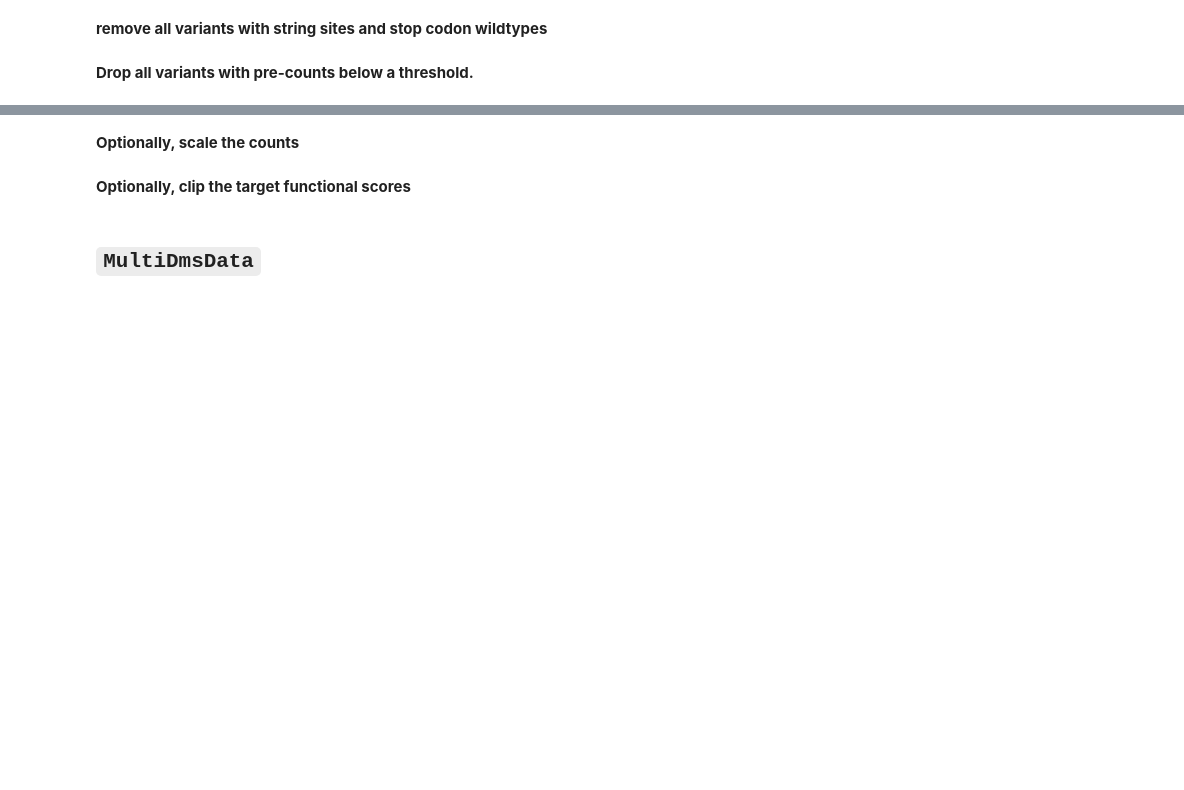
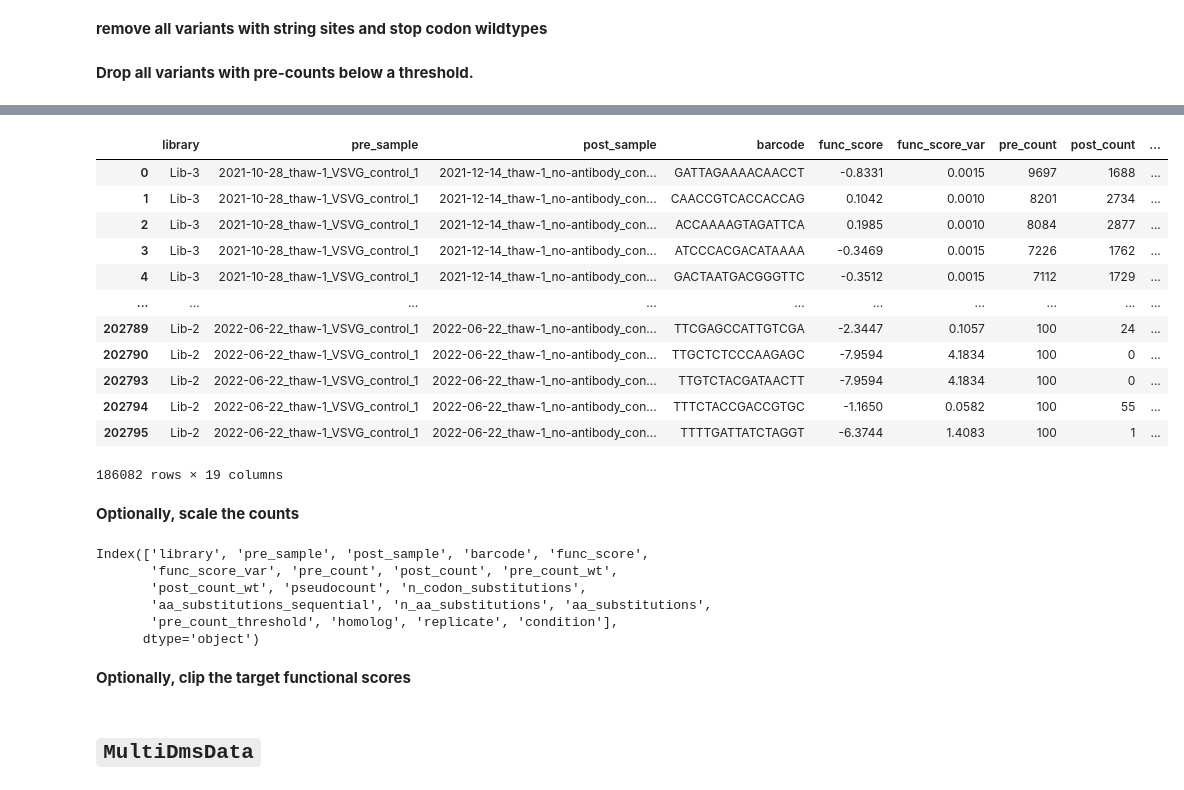
Before and after one commit to matsengrp/multidms, a Jupyter notebook: notebooks/11-08-2022-Delta-BA1-BA2-analysis.ipynb, the cells around one changed output, grey strips where cells are left out. Saved outputs shown, nothing was run; the diff lists cells and outputs as text; code cells hidden in the pictures; blank space fills up the shorter version.

```diff
--- a/notebooks/11-08-2022-Delta-BA1-BA2-analysis.ipynb
+++ b/notebooks/11-08-2022-Delta-BA1-BA2-analysis.ipynb
@@ -167,5 +163,30 @@ Of 701777 variants, 90677 had fewer than 100 counts before selection, and were f
+# %%
+func_score_df
+# %% [output]
+|  | library | pre_sample | post_sample | barcode | func_score | func_score_var | pre_count | post_count | ... |
+| 0 | Lib-3 | 2021-10-28_thaw-1_VSVG_control_1 | 2021-12-14_thaw-1_no-antibody_con... | GATTAGAAAACAACCT | -0.8331 | 0.0015 | 9697 | 1688 | ... |
+| 1 | Lib-3 | 2021-10-28_thaw-1_VSVG_control_1 | 2021-12-14_thaw-1_no-antibody_con... | CAACCGTCACCACCAG | 0.1042 | 0.0010 | 8201 | 2734 | ... |
+| 2 | Lib-3 | 2021-10-28_thaw-1_VSVG_control_1 | 2021-12-14_thaw-1_no-antibody_con... | ACCAAAAGTAGATTCA | 0.1985 | 0.0010 | 8084 | 2877 | ... |
+| 3 | Lib-3 | 2021-10-28_thaw-1_VSVG_control_1 | 2021-12-14_thaw-1_no-antibody_con... | ATCCCACGACATAAAA | -0.3469 | 0.0015 | 7226 | 1762 | ... |
+| 4 | Lib-3 | 2021-10-28_thaw-1_VSVG_control_1 | 2021-12-14_thaw-1_no-antibody_con... | GACTAATGACGGGTTC | -0.3512 | 0.0015 | 7112 | 1729 | ... |
+| ... | ... | ... | ... | ... | ... | ... | ... | ... | ... |
+| 202789 | Lib-2 | 2022-06-22_thaw-1_VSVG_control_1 | 2022-06-22_thaw-1_no-antibody_con... | TTCGAGCCATTGTCGA | -2.3447 | 0.1057 | 100 | 24 | ... |
+| 202790 | Lib-2 | 2022-06-22_thaw-1_VSVG_control_1 | 2022-06-22_thaw-1_no-antibody_con... | TTGCTCTCCCAAGAGC | -7.9594 | 4.1834 | 100 | 0 | ... |
+| 202793 | Lib-2 | 2022-06-22_thaw-1_VSVG_control_1 | 2022-06-22_thaw-1_no-antibody_con... | TTGTCTACGATAACTT | -7.9594 | 4.1834 | 100 | 0 | ... |
+| 202794 | Lib-2 | 2022-06-22_thaw-1_VSVG_control_1 | 2022-06-22_thaw-1_no-antibody_con... | TTTCTACCGACCGTGC | -1.1650 | 0.0582 | 100 | 55 | ... |
+| 202795 | Lib-2 | 2022-06-22_thaw-1_VSVG_control_1 | 2022-06-22_thaw-1_no-antibody_con... | TTTTGATTATCTAGGT | -6.3744 | 1.4083 | 100 | 1 | ... |
+186082 rows × 19 columns
 # %% [markdown]
 **Optionally, scale the counts**
 # %%
 if prep_params['scale_counts']:
     func_score_df = multidms.utils.scale_func_score(func_score_df)
+# %%
+func_score_df.columns
+# %% [output]
+Index(['library', 'pre_sample', 'post_sample', 'barcode', 'func_score',
+       'func_score_var', 'pre_count', 'post_count', 'pre_count_wt',
+       'post_count_wt', 'pseudocount', 'n_codon_substitutions',
+       'aa_substitutions_sequential', 'n_aa_substitutions', 'aa_substitutions',
+       'pre_count_threshold', 'homolog', 'replicate', 'condition'],
+      dtype='object')
```
Also changed, not shown: parts of 27 cells of this notebook, 5 other files.
